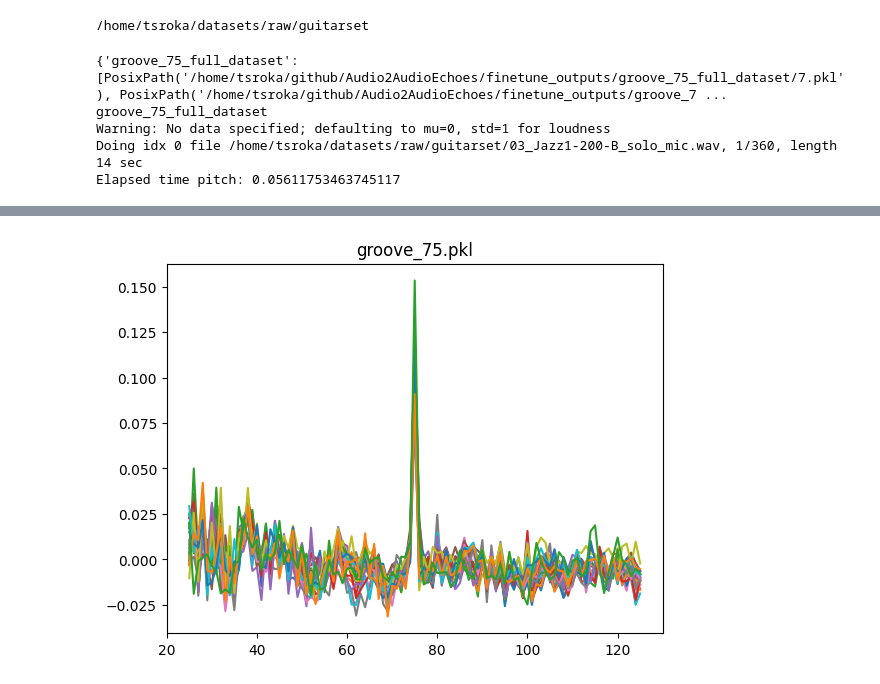
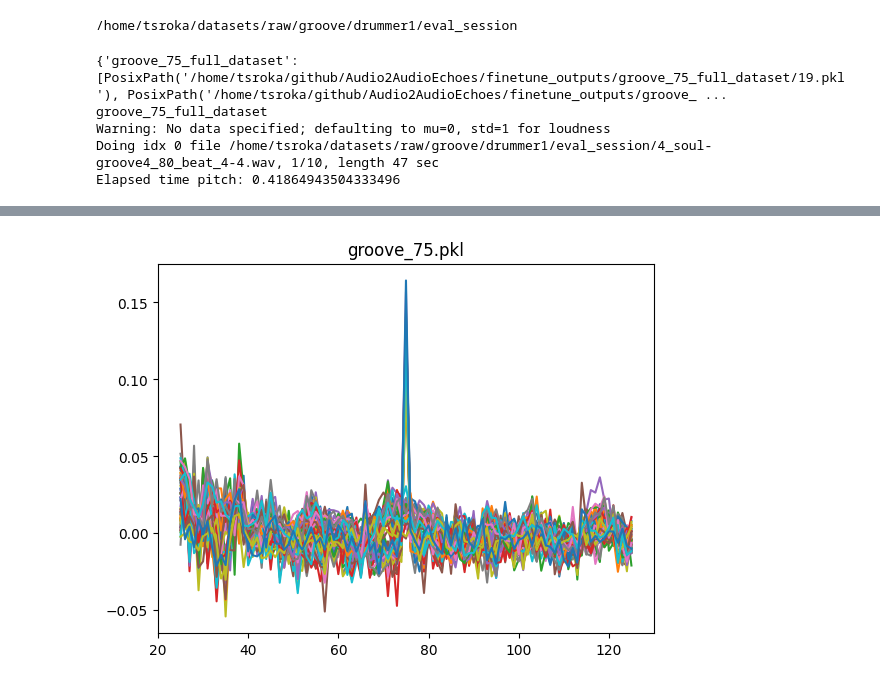
Before and after one commit to Madghostek/Audio2AudioEchoes, a Jupyter notebook: evaluation/finetuning/eval_ddsp_finetune.ipynb, the cells around one changed output, grey strips where cells are left out. Drawn from its saved outputs; the diff is of its cells as text; code cells hidden in the pictures.

```diff
--- a/evaluation/finetuning/eval_ddsp_finetune.ipynb
+++ b/evaluation/finetuning/eval_ddsp_finetune.ipynb
@@ -25,9 +25,9 @@ from echohiding import get_cepstrum, get_z_score
 # %%
-dataset = Path.home()/"datasets/raw/guitarset"
+dataset = Path.home()/"datasets/raw/groove/drummer1/eval_session/"
 print(dataset)
 pattern = "*.wav"
 # %% [output]
-/home/tsroka/datasets/raw/guitarset
+/home/tsroka/datasets/raw/groove/drummer1/eval_session
 # %%
 ## Define parameter variations
 instruments = ["other"]
@@ -57,7 +57,7 @@ def eval_echo_models(param, model_path):
     model = DDSPDecoder(3, 512, 50, 65, 441, opt.sr, opt.sr)
     model.load_from_file(model_path)
 
-    for fidx, f in [(0,files[0])]:
+    for fidx, f in [(0,files[-1])]: # pick something from end, random. TODO: measure average?
         torch.cuda.empty_cache()
         results[model_path.name] = defaultdict(lambda: [])
         x, _ = librosa.load(f, sr=sr)
@@ -84,7 +84,7 @@ def eval_echo_models(param, model_path):
                 rank = ranks[test_echo]
     return z_score, rank
 
-subpaths = ["groove_75_full_dataset","groove_75_10_samples"]
+subpaths = ["groove_75_full_dataset","groove_75_noimpulse"]
 base = Path("../../finetune_outputs").resolve()
 models = {s:list((base/s).glob("*.pkl")) for s in subpaths}
 print(models)
@@ -103,8 +103,8 @@ for x in res.items():
 # get baseline values
 z_score_baseline, rank = eval_echo_models((0,opt),Path("../../ArtistProtectModels/SingleEchoes/DDSP/groove_75.pkl").resolve())
 # %% [output]
-{'groove_75_full_dataset': [PosixPath('/home/tsroka/github/Audio2AudioEchoes/finetune_outputs/groove_75_full_dataset/7.pkl'), PosixPath('/home/tsroka/github/Audio2AudioEchoes/finetune_outputs/groove_7 ...
+{'groove_75_full_dataset': [PosixPath('/home/tsroka/github/Audio2AudioEchoes/finetune_outputs/groove_75_full_dataset/19.pkl'), PosixPath('/home/tsroka/github/Audio2AudioEchoes/finetune_outputs/groove_ ...
 groove_75_full_dataset
 Warning: No data specified; defaulting to mu=0, std=1 for loudness
-Doing idx 0 file /home/tsroka/datasets/raw/guitarset/03_Jazz1-200-B_solo_mic.wav, 1/360, length 14 sec
-Elapsed time pitch: 0.05611753463745117
+Doing idx 0 file /home/tsroka/datasets/raw/groove/drummer1/eval_session/4_soul-groove4_80_beat_4-4.wav, 1/10, length 47 sec
+Elapsed time pitch: 0.41864943504333496
@@ -128,4 +128,4 @@ Elapsed time synth: 0.17189311981201172
-[figure, old version]
+[figure, new version]
 # %%
 x_axis = max(len(res[m]) for m in res)
 for model in res:
```
Also changed, not shown: parts of 3 cells of this notebook, 7 other files.
